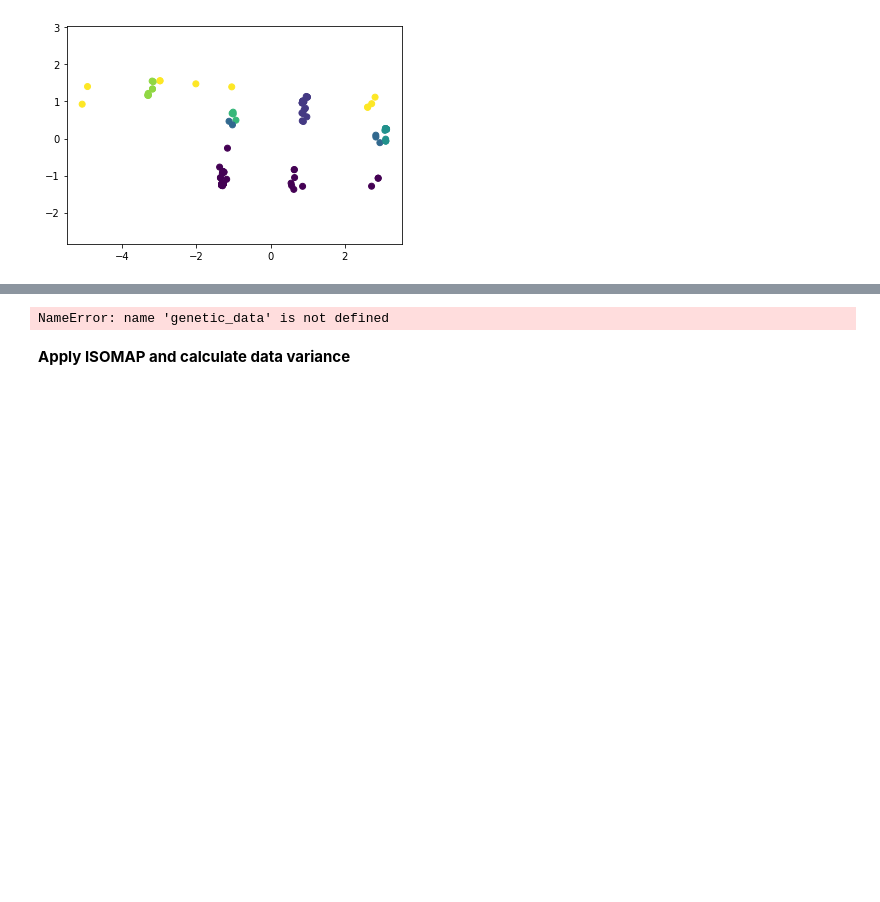
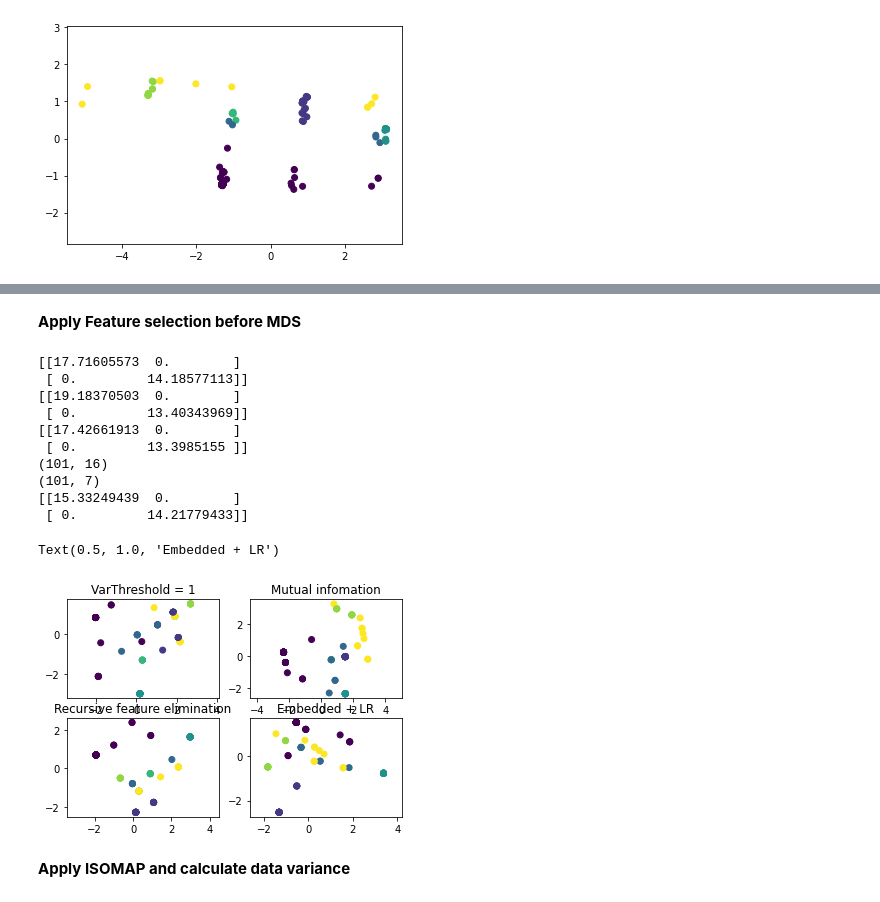
Before and after one commit to bluelancer/DD2434MLAdv, a Jupyter notebook: Zoo_Dataset.ipynb, the cells around one changed output, grey strips where cells are left out. Cells and saved outputs as stored; diff of their text form; code cells hidden in the pictures; blank space fills up the shorter version.

```diff
--- a/Zoo_Dataset.ipynb
+++ b/Zoo_Dataset.ipynb
@@ -249,11 +210,68 @@ genetic_data = pd.read_csv('https://github.com/EpistasisLab/scikit-rebate/raw/ma
-# %%
-features, labels = genetic_data.drop('class', axis=1).values, genetic_data['class'].values
-
-clf = make_pipeline(ReliefF(n_features_to_select=2, n_neighbors=100),
-                    RandomForestClassifier(n_estimators=100))
-
-print(np.mean(cross_val_score(clf, features, labels)))
-# %% [output]
-NameError: name 'genetic_data' is not defined
+# %% [markdown]
+**Apply Feature selection before MDS**
+# %%
+X_standrad = StandardScaler().fit_transform(X)
+fig, axs = plt.subplots(2, 2)
+
+from sklearn.feature_selection import VarianceThreshold
+sel = VarianceThreshold(threshold=1)
+X_rm_low_var = sel.fit_transform(X_standrad)
+#print(X_standrad.shape)
+#print(X_rm_low_var.shape)
+X_rm_low_var_mds  = my_mds_classic(X_rm_low_var,2)
+axs[0,0].scatter(X_rm_low_var_mds[:, 0], X_rm_low_var_mds[:, 1], c=color)
+axs[0,0].axis('equal');
+axs[0, 0].set_title("VarThreshold = 1")
+
+from sklearn.feature_selection import SelectKBest
+from sklearn.feature_selection import mutual_info_classif
+
+X_mutual_info = SelectKBest(score_func=mutual_info_classif, k=7).fit_transform(X_standrad, color)
+
+#print(X_standrad.shape)
+#print(X_mutual_info.shape)
+X_mutual_info_mds  = my_mds_classic(X_mutual_info,2)
+axs[0,1].scatter(X_mutual_info_mds[:, 0], X_mutual_info_mds[:, 1], c=color)
+axs[0,1].axis('equal');
+axs[0, 1].set_title("Mutual infomation")
+
+from sklearn.feature_selection import RFE
+from sklearn.linear_model import LogisticRegression
+
+X_RFE = RFE(estimator=LogisticRegression(), n_features_to_select=7).fit_transform(X_standrad, color)
+
+#print(X_standrad.shape)
+#print(X_RFE.shape)
+#print(X_RFE)
+X_RFE_mds  = my_mds_classic(X_RFE,2)
+axs[1,0].scatter(X_RFE_mds[:, 0], X_RFE_mds[:, 1], c=color)
+axs[1,0].axis('equal');
+axs[1,0].set_title("Recursive feature elimination")
+
+from sklearn.feature_selection import SelectFromModel
+from sklearn.linear_model import LogisticRegression
+
+X_LRP = SelectFromModel(LogisticRegression(penalty="l1", C=0.16,solver='liblinear')).fit_transform(X_standrad, color)
+
+print(X_standrad.shape)
+print(X_LRP.shape)
+#print(X_LRP)
+X_LRP_mds  = my_mds_classic(X_LRP,2)
+axs[1,1].scatter(X_LRP_mds[:, 0], X_LRP_mds[:, 1], c=color)
+axs[1,1].axis('equal');
+axs[1,1].set_title("Embedded + LR")
+# %% [output]
+[[17.71605573  0.        ]
+ [ 0.         14.18577113]]
+[[19.18370503  0.        ]
+ [ 0.         13.40343969]]
+[[17.42661913  0.        ]
+ [ 0.         13.3985155 ]]
+(101, 16)
+(101, 7)
+[[15.33249439  0.        ]
+ [ 0.         14.21779433]]
+Text(0.5, 1.0, 'Embedded + LR')
+[figure, added]
 # %% [markdown]
 **Apply ISOMAP and calculate data variance**
```
Also changed, not shown: parts of 11 cells of this notebook.
